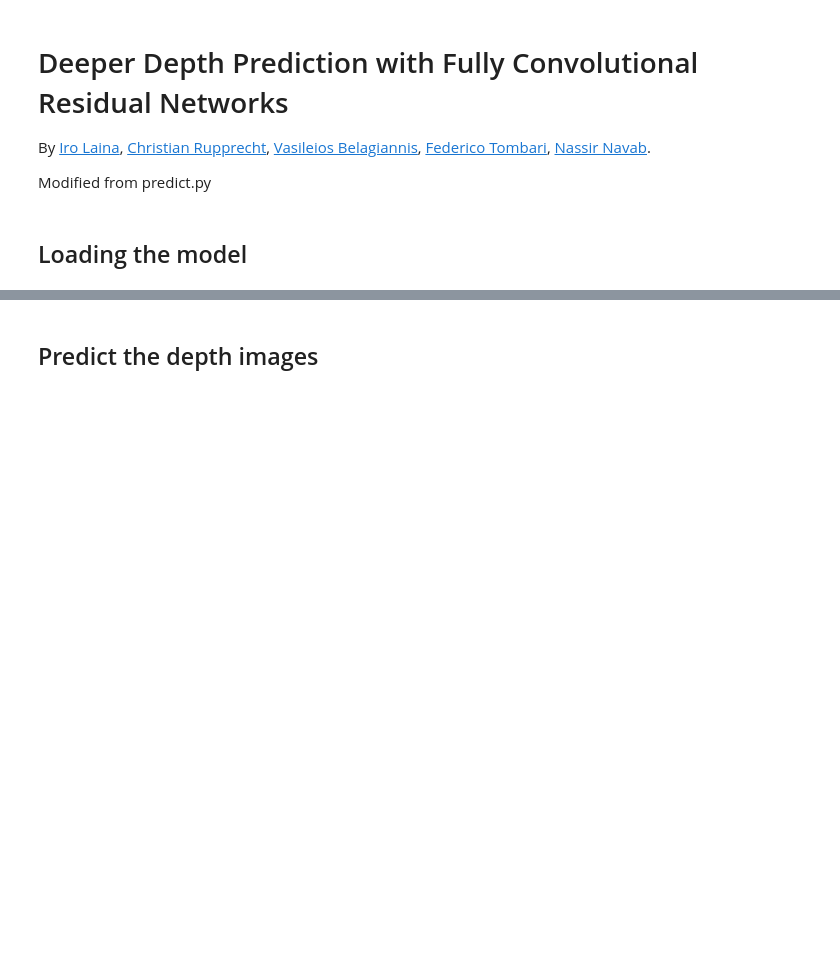
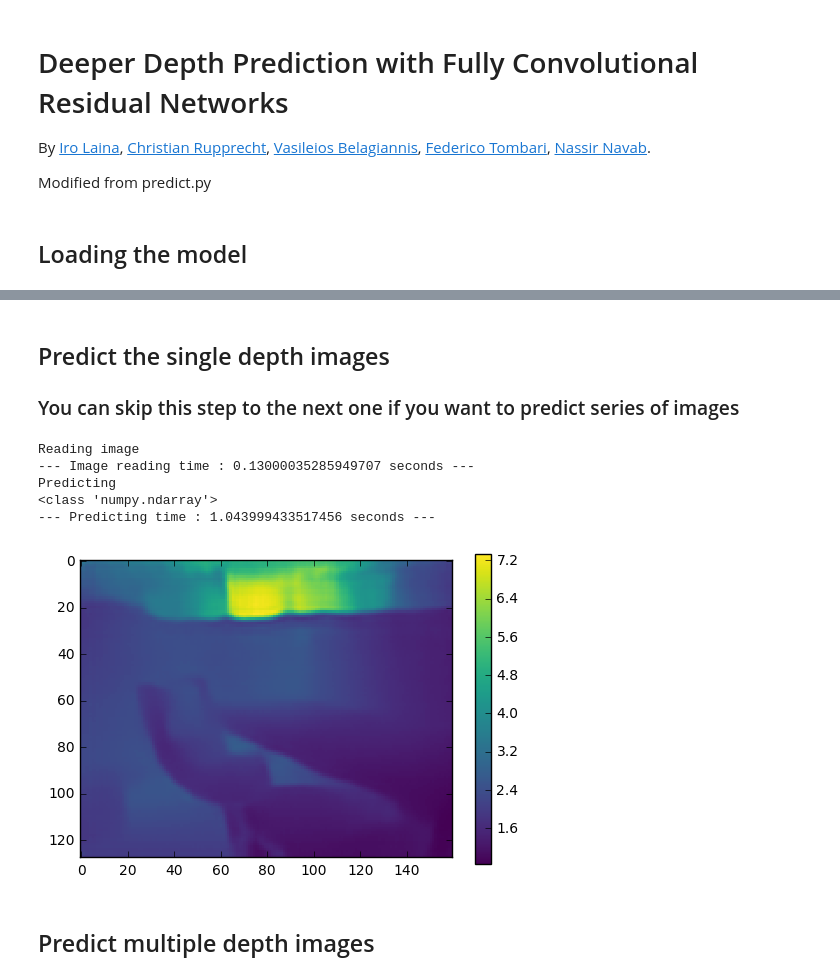
Before and after one commit to selfstudyjiao/FCRN-DepthPrediction, a Jupyter notebook: tensorflow/predict.ipynb, the cells around one changed output, grey strips where cells are left out. Cells and saved outputs as stored; diff of their text form; code cells hidden in the pictures; blank space fills up the shorter version.

```diff
--- a/tensorflow/predict.ipynb
+++ b/tensorflow/predict.ipynb
@@ -56,3 +57,34 @@ Model is ready
+# %% [markdown]
+## Predict the single depth images
+### You can skip this step to the next one if you want to predict series of images
+# %%
+start_time = time.time()
+print('Reading image')
+# Read image
+image_path = "./Images/new_office.jpg"
+img = Image.open(image_path)
+img = img.resize([width,height], Image.ANTIALIAS)
+img = np.array(img).astype('float32')
+img = np.expand_dims(np.asarray(img), axis = 0)
+print("--- Image reading time : %s seconds ---" % (time.time() - start_time))
+print('Predicting')
+start_time = time.time()
+pred = sess.run(net.get_output(), feed_dict={input_node: img})
+print(type(pred))
+print("--- Predicting time : %s seconds ---" % (time.time() - start_time))
+
+# Plot result
+fig = plt.figure()
+ii = plt.imshow(pred[0,:,:,0], interpolation='nearest', cmap=plt.cm.get_cmap('viridis'))
+fig.colorbar(ii)
+plt.show()
+# %% [output]
+Reading image
+--- Image reading time : 0.13000035285949707 seconds ---
+Predicting
+<class 'numpy.ndarray'>
+--- Predicting time : 1.043999433517456 seconds ---
+[figure, added]
 # %% [markdown]
-Predict the depth images
+Predict multiple depth images
 ------------------------
```
Also changed, not shown: parts of 4 cells of this notebook, 1 other file.
